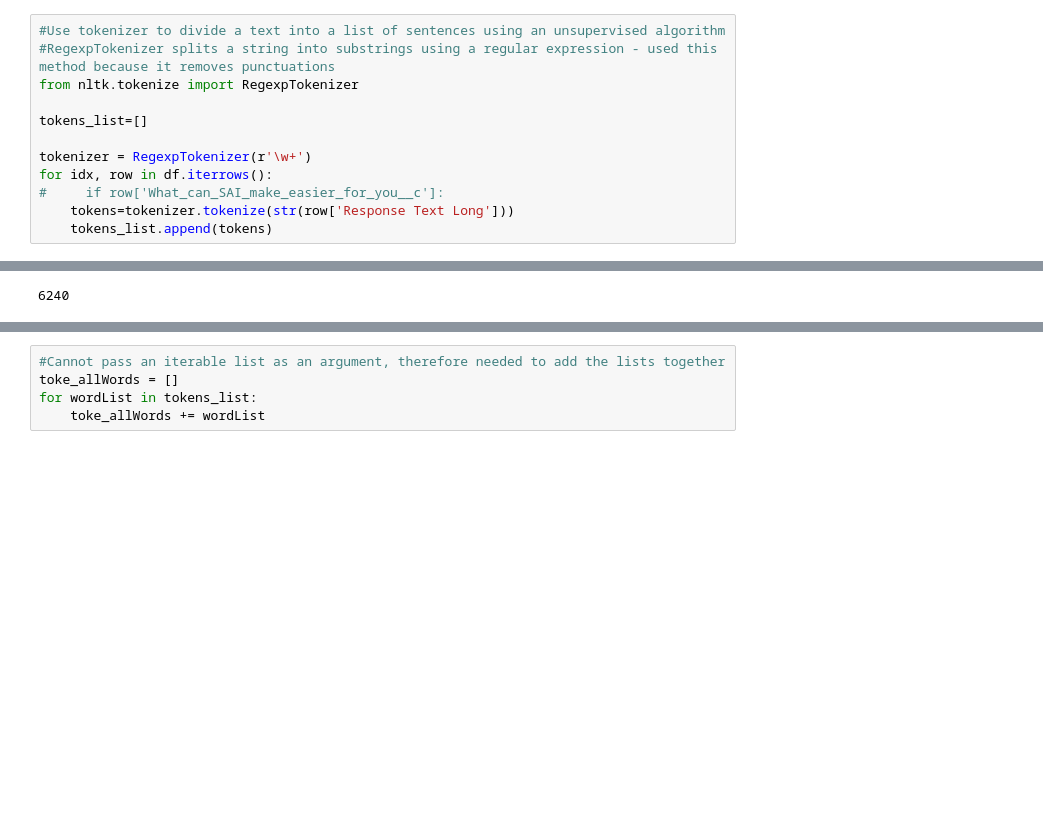
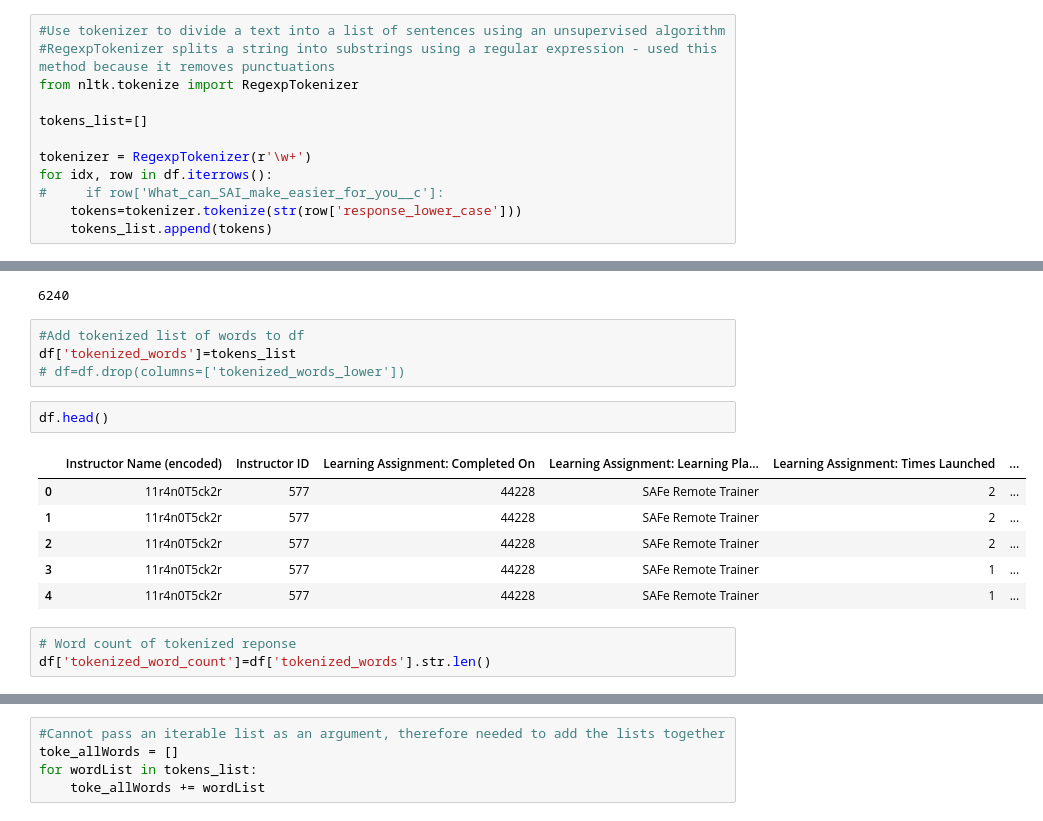
Before and after one commit to svfarago/Project_3, a Jupyter notebook: Sentiment_Preprocessing/Preprocessing + Bag of Words + Multiple Linear Regression.ipynb, the cells around one changed output, grey strips where cells are left out. Saved outputs shown, nothing was run; the diff lists cells and outputs as text; blank space fills up the shorter version.

```diff
--- a/Sentiment_Preprocessing/Preprocessing + Bag of Words + Multiple Linear Regression.ipynb
+++ b/Sentiment_Preprocessing/Preprocessing + Bag of Words + Multiple Linear Regression.ipynb
@@ -75,7 +93,7 @@ tokens_list=[]
 tokenizer = RegexpTokenizer(r'\w+')
 for idx, row in df.iterrows():
 #     if row['What_can_SAI_make_easier_for_you__c']:
-    tokens=tokenizer.tokenize(str(row['Response Text Long']))
+    tokens=tokenizer.tokenize(str(row['response_lower_case']))
     tokens_list.append(tokens)
 # %%
 #View tokens_list
@@ -102,3 +120,19 @@ tokens_list
 len(tokens_list)
 # %% [output]
 6240
+# %%
+#Add tokenized list of words to df
+df['tokenized_words']=tokens_list
+# df=df.drop(columns=['tokenized_words_lower'])
+# %%
+df.head()
+# %% [output]
+|  | Instructor Name (encoded) | Instructor ID | Learning Assignment: Completed On | Learning Assignment: Learning Pla... | Learning Assignment: Times Launched | ... |
+| 0 | 11r4n0T5ck2r | 577 | 44228 | SAFe Remote Trainer | 2 | ... |
+| 1 | 11r4n0T5ck2r | 577 | 44228 | SAFe Remote Trainer | 2 | ... |
+| 2 | 11r4n0T5ck2r | 577 | 44228 | SAFe Remote Trainer | 2 | ... |
+| 3 | 11r4n0T5ck2r | 577 | 44228 | SAFe Remote Trainer | 1 | ... |
+| 4 | 11r4n0T5ck2r | 577 | 44228 | SAFe Remote Trainer | 1 | ... |
+# %%
+# Word count of tokenized reponse
+df['tokenized_word_count']=df['tokenized_words'].str.len()
```
Also changed, not shown: parts of 15 cells of this notebook, 1 other file.
